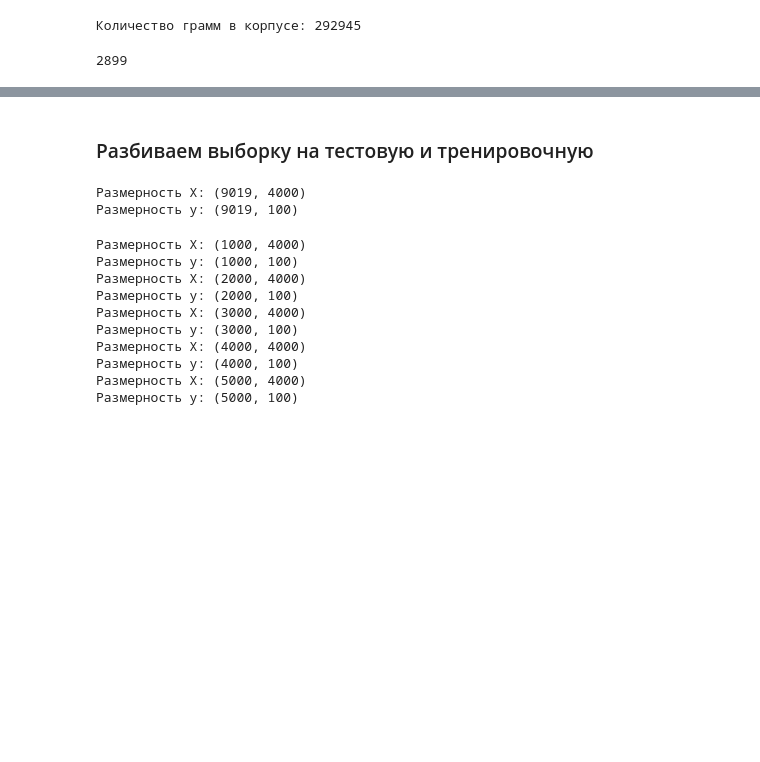
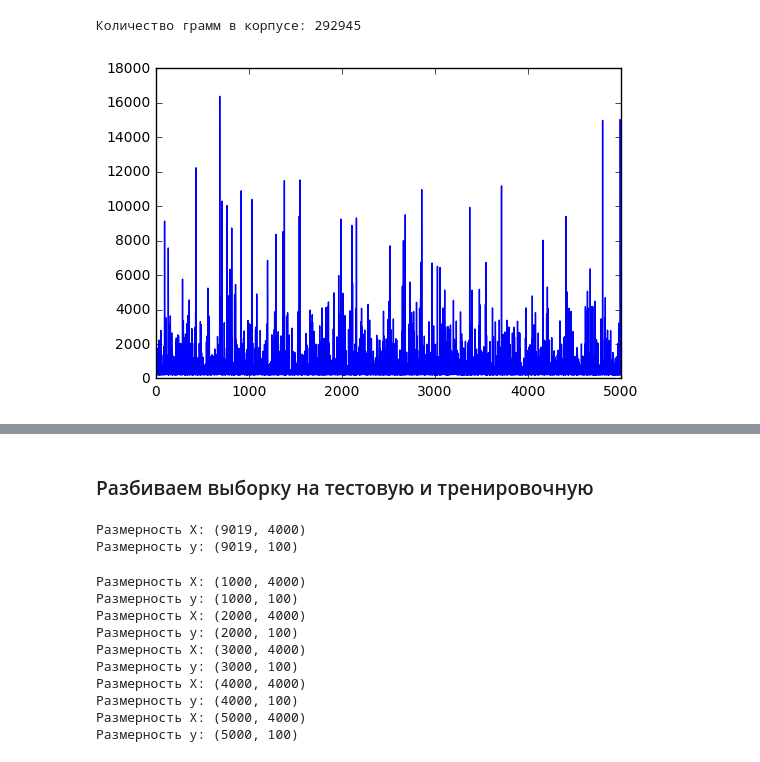
Before and after one commit to XATTABrus/DeterminationOfAuthors, a Jupyter notebook: DetectedAuthorVK.ipynb, the cells around one changed output, grey strips where cells are left out. Drawn from its saved outputs; the diff is of its cells as text; code cells hidden in the pictures; blank space fills up the shorter version.

```diff
--- a/DetectedAuthorVK.ipynb
+++ b/DetectedAuthorVK.ipynb
@@ -324,8 +324,8 @@ def print_plot_mean(x):
     plt.plot(means);
 # %%
 len(array_X[0])
-#print_plot_mean(X_gram_3)
+print_plot_mean(array_X[4])
 #print_plot_mean(X_gram_4)
 #print_plot_mean(X_seq)
 # %% [output]
-2899
+[figure, added]
```
Also changed, not shown: parts of 8 cells of this notebook.
